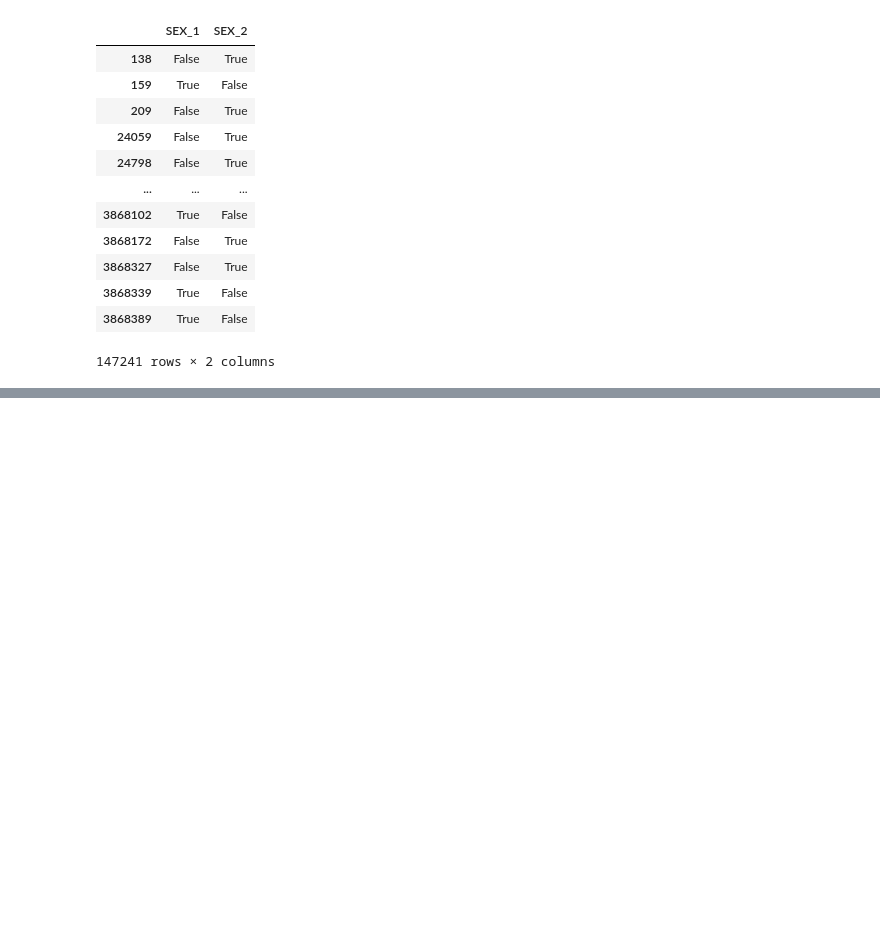
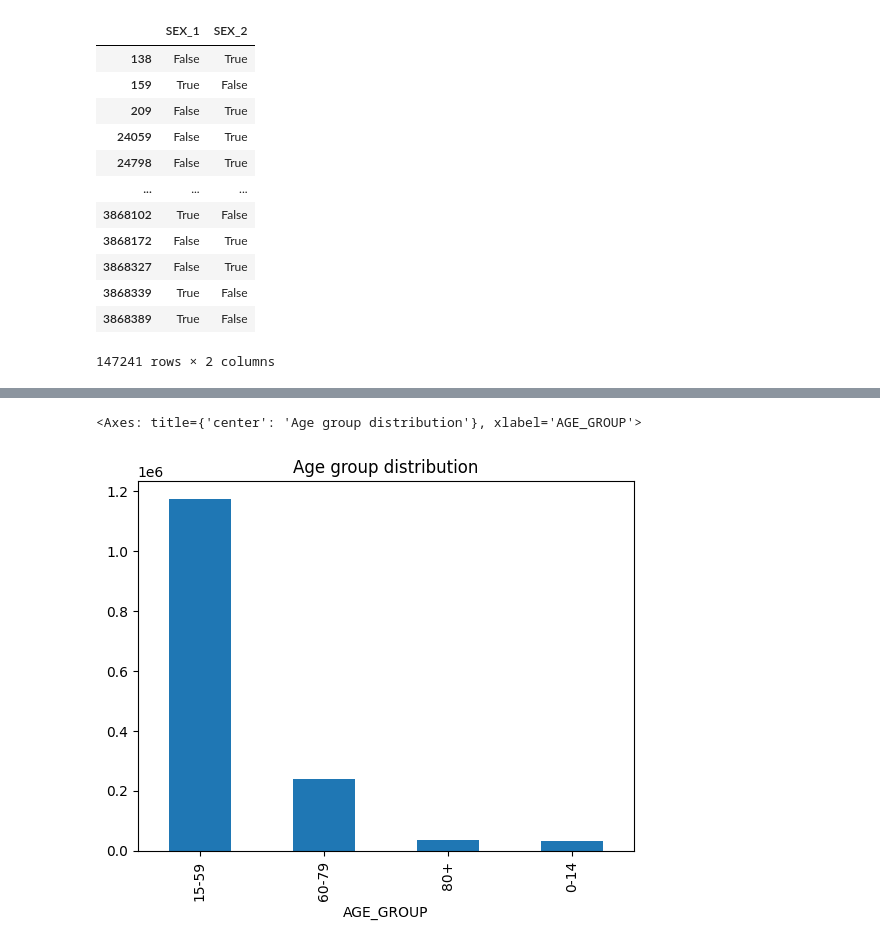
Before and after one commit to ReggieScript/InfectiousDisease-COVIDMX, a Jupyter notebook: data_process.ipynb, the cells around one changed output, grey strips where cells are left out. Drawn from its saved outputs; the diff is of its cells as text; code cells hidden in the pictures; blank space fills up the shorter version.

Commit message:
agegroup aggregated data added

```diff
--- a/data_process.ipynb
+++ b/data_process.ipynb
@@ -193,0 +196,3 @@ pd.get_dummies(covid_data_death["SEX"], prefix = "SEX")
+# %%
+data = pd.read_csv("./data/full_data.csv")
+data.head()
@@ -193,0 +207,15 @@ pd.get_dummies(covid_data_death["SEX"], prefix = "SEX")
+# %%
+#stratifying by age
+age_bins = [0, 15, 60, 80,100]
+age_labels = [
+    "0-14",
+    "15-59",
+    "60-79",
+    "80+"
+]
+data["AGE_GROUP"] = pd.cut(data["AGE"], bins=age_bins, labels=age_labels, right=False)
+data["AGE_GROUP"].value_counts()
+data["AGE_GROUP"].value_counts().plot(kind="bar", title="Age group distribution")
+# %% [output]
+<Axes: title={'center': 'Age group distribution'}, xlabel='AGE_GROUP'>
+[figure, added]
```
Also changed, not shown: parts of 5 cells of this notebook, 1 other file.
